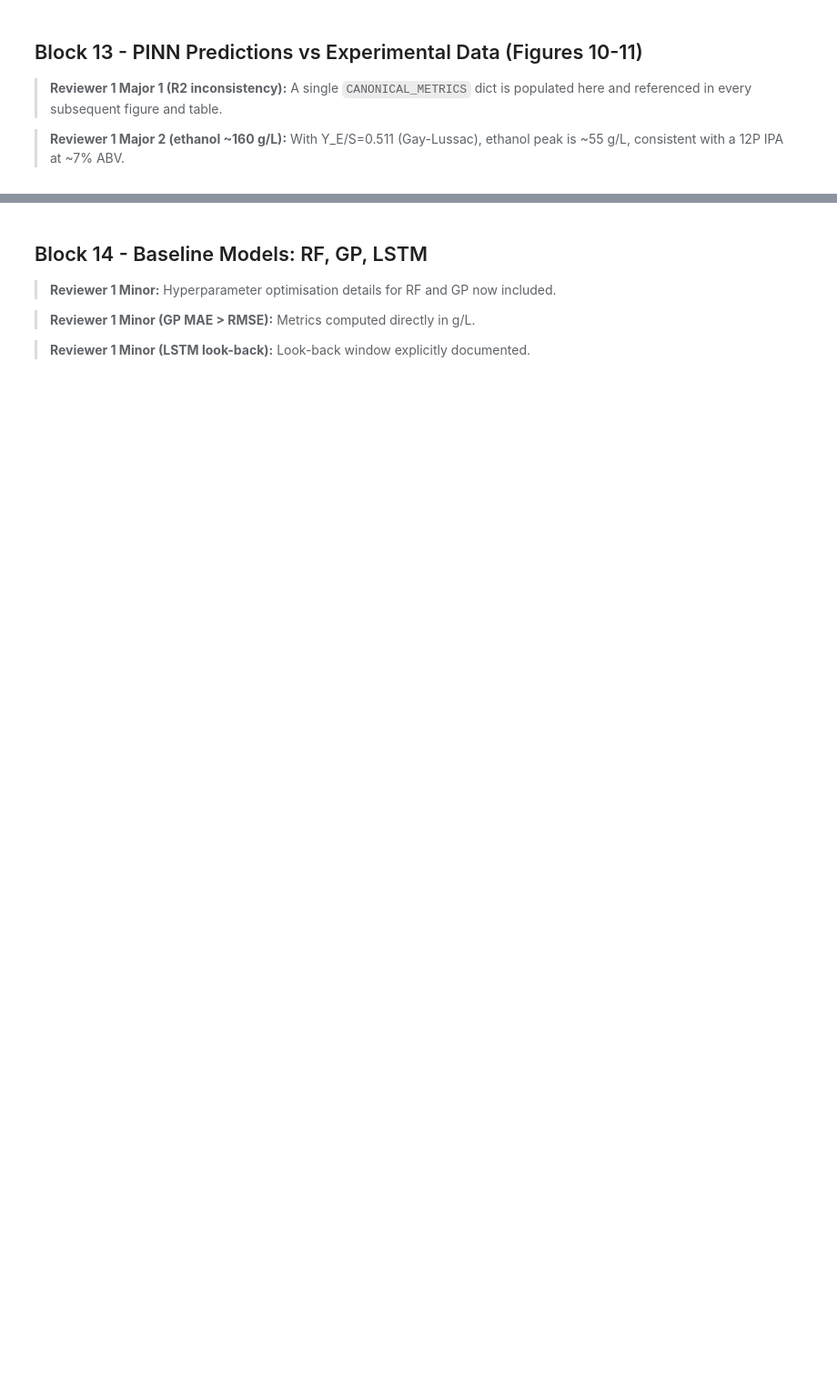
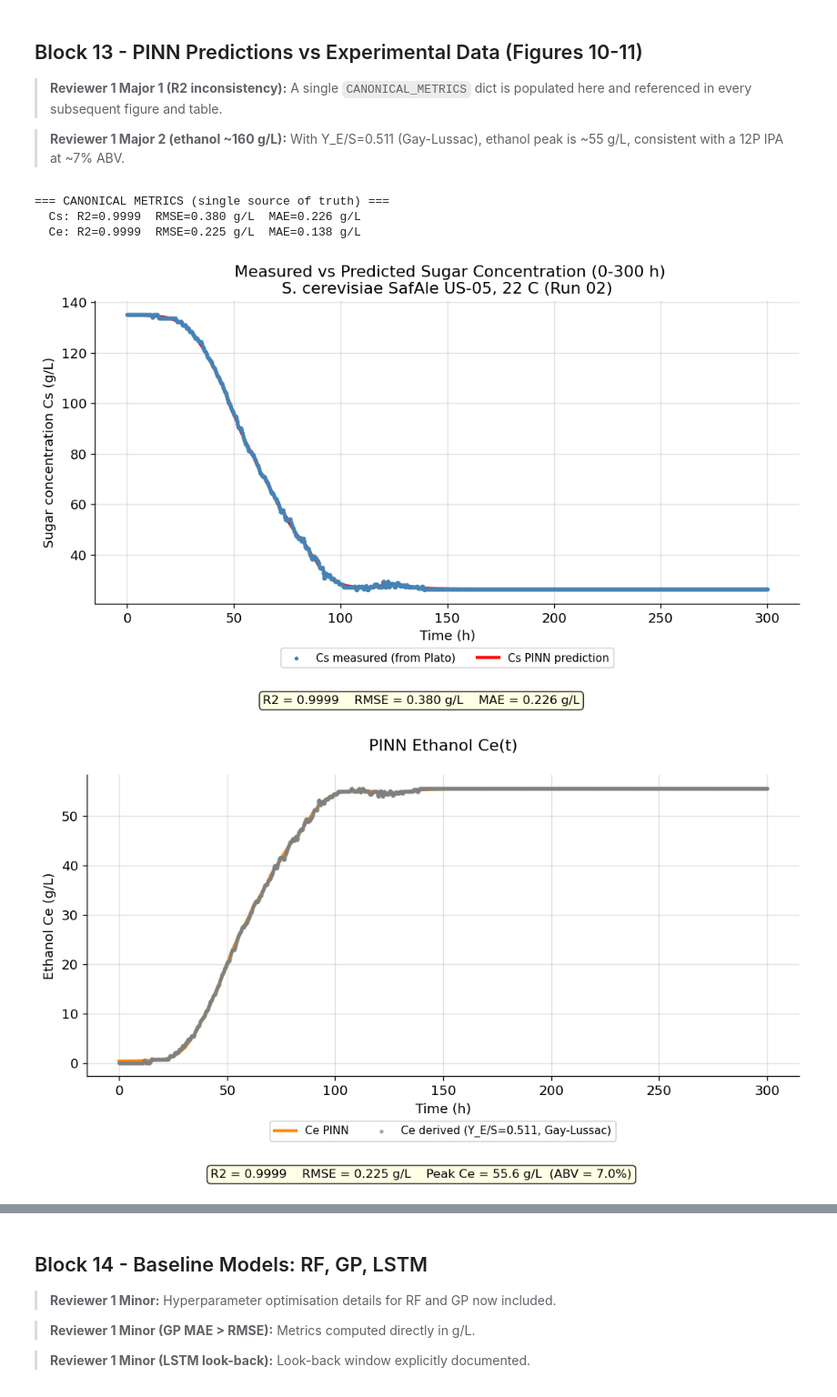
Before and after one commit to EmmanuelLwele/Physics-Informed-Beer-Fermentation-Modelling, a Jupyter notebook: Physics_Informed_Beer_Fermentation_REVISED.ipynb, the cells around one changed output, grey strips where cells are left out. Shown at 91% size. Drawn from its saved outputs; the diff is of its cells as text; code cells hidden in the pictures; blank space fills up the shorter version.

```diff
--- a/Physics_Informed_Beer_Fermentation_REVISED.ipynb
+++ b/Physics_Informed_Beer_Fermentation_REVISED.ipynb
@@ -949,54 +948,69 @@ CANONICAL_METRICS = {
         "RMSE": np.sqrt(mean_squared_error(Ce_data, Ce_pred_at_data)),
         "MAE":  mean_absolute_error(Ce_data, Ce_pred_at_data),
     }
 }
 print("=== CANONICAL METRICS (single source of truth) ===")
 for var, m in CANONICAL_METRICS.items():
     print(f"  {var}: R2={m['R2']:.4f}  RMSE={m['RMSE']:.3f} g/L  MAE={m['MAE']:.3f} g/L")
 
-# Figure 10
+# ── Figure 10: Sugar Cs ───────────────────────────────────────────────────
+m = CANONICAL_METRICS["Cs"]
 fig, ax = plt.subplots(figsize=(9, 5))
 ax.scatter(t_data, Cs_data, s=5, color="steelblue",
            label="Cs measured (from Plato)", zorder=3)
 ax.plot(t_dense.ravel(), Csp, color="red", lw=2.5, label="Cs PINN prediction")
-m = CANONICAL_METRICS["Cs"]
-ax.text(0.03, 0.97,
-        f"R2 = {m['R2']:.4f}\nRMSE = {m['RMSE']:.3f} g/L\nMAE = {m['MAE']:.3f} g/L",
-        transform=ax.transAxes, va="top", fontsize=10,
-        bbox=dict(boxstyle="round", facecolor="white", alpha=0.85))
-ax.set_xlabel("Time (h)"); ax.set_ylabel("Sugar concentration Cs (g/L)")
-ax.set_title("Figure 10: Measured vs Predicted Sugar Concentration (0-300 h)\n"
+ax.set_xlabel("Time (h)")
+ax.set_ylabel("Sugar concentration Cs (g/L)")
+ax.set_title(" Measured vs Predicted Sugar Concentration (0-300 h)\n"
              "S. cerevisiae SafAle US-05, 22 C (Run 02)")
-ax.legend(); ax.grid(True, alpha=0.4)
+ax.grid(True, alpha=0.4)
+ax.legend(loc="upper center", bbox_to_anchor=(0.5, -0.13),
+          ncol=2, fontsize=9, frameon=True)
+fig.text(0.5, -0.04,
+         f"R2 = {m['R2']:.4f}    RMSE = {m['RMSE']:.3f} g/L    MAE = {m['MAE']:.3f} g/L",
+         ha="center", fontsize=10,
+         bbox=dict(boxstyle="round", facecolor="lightyellow", alpha=0.8))
 plt.tight_layout()
 plt.savefig("fig10_Cs_measured_vs_PINN.png", bbox_inches="tight", dpi=150)
 plt.show()
 
-# Figure 11
+# ── Figure 11: Ethanol Ce ─────────────────────────────────────────────────
+m = CANONICAL_METRICS["Ce"]
 fig, ax = plt.subplots(figsize=(9, 5))
 ax.plot(t_dense.ravel(), Cep, color="darkorange", lw=2.5, label="Ce PINN")
 ax.scatter(t_data, Ce_data, s=5, color="gray", alpha=0.6,
            label="Ce derived (Y_E/S=0.511, Gay-Lussac)", zorder=2)
-m = CANONICAL_METRICS["Ce"]
-ax.text(0.03, 0.97,
-        f"R2 = {m['R2']:.4f}\nRMSE = {m['RMSE']:.3f} g/L\n"
-        f"Peak Ce ~ {Cep.max():.1f} g/L  (ABV ~ {Cep.max()/7.89:.1f}%)",
-        transform=ax.transAxes, va="top", fontsize=10,
-        bbox=dict(boxstyle="round", facecolor="white", alpha=0.85))
-ax.set_xlabel("Time (h)"); ax.set_ylabel("Ethanol Ce (g/L)")
-ax.set_title("Figure 11: PINN Ethanol Ce(t) - Physically Realistic Range\n"
-             "(Reviewer 1 Major 2: peak ~55 g/L, NOT 160 g/L)")
-ax.legend(); ax.grid(True, alpha=0.4)
+ax.set_xlabel("Time (h)")
+ax.set_ylabel("Ethanol Ce (g/L)")
+ax.set_title(" PINN Ethanol Ce(t) \n"
+             "")
+ax.grid(True, alpha=0.4)
+ax.legend(loc="upper center", bbox_to_anchor=(0.5, -0.13),
+          ncol=2, fontsize=9, frameon=True)
+fig.text(0.5, -0.04,
+         f"R2 = {m['R2']:.4f}    RMSE = {m['RMSE']:.3f} g/L    "
+         f"Peak Ce = {Cep.max():.1f} g/L  (ABV = {Cep.max()/7.89:.1f}%)",
+         ha="center", fontsize=10,
+         bbox=dict(boxstyle="round", facecolor="lightyellow", alpha=0.8))
 plt.tight_layout()
 plt.savefig("fig11_Ce_PINN.png", bbox_inches="tight", dpi=150)
 plt.show()
 
-# Biomass
+# ── Biomass X ─────────────────────────────────────────────────────────────
 fig, ax = plt.subplots(figsize=(9, 4))
 ax.plot(t_dense.ravel(), Xp, color="seagreen", lw=2.5, label="X-hat PINN (biomass)")
-ax.set_xlabel("Time (h)"); ax.set_ylabel("Biomass X (g/L)")
-ax.set_title("Biomass X-hat - PINN Prediction (Explicit Network Output)")
-ax.legend(); ax.grid(True, alpha=0.4)
+ax.set_xlabel("Time (h)")
+ax.set_ylabel("Biomass X (g/L)")
+ax.set_title("Biomass X-hat — PINN Prediction (Explicit Network Output)")
+ax.grid(True, alpha=0.4)
+ax.legend(loc="upper center", bbox_to_anchor=(0.5, -0.15),
+          ncol=1, fontsize=9, frameon=True)
 plt.tight_layout()
 plt.savefig("fig_biomass_PINN.png", bbox_inches="tight", dpi=150)
 plt.show()
+# %% [output]
+=== CANONICAL METRICS (single source of truth) ===
+  Cs: R2=0.9999  RMSE=0.380 g/L  MAE=0.226 g/L
+  Ce: R2=0.9999  RMSE=0.225 g/L  MAE=0.138 g/L
+[figure, added]
+[figure, added]
```
Also changed, not shown: parts of 31 cells of this notebook, 11 other files.
